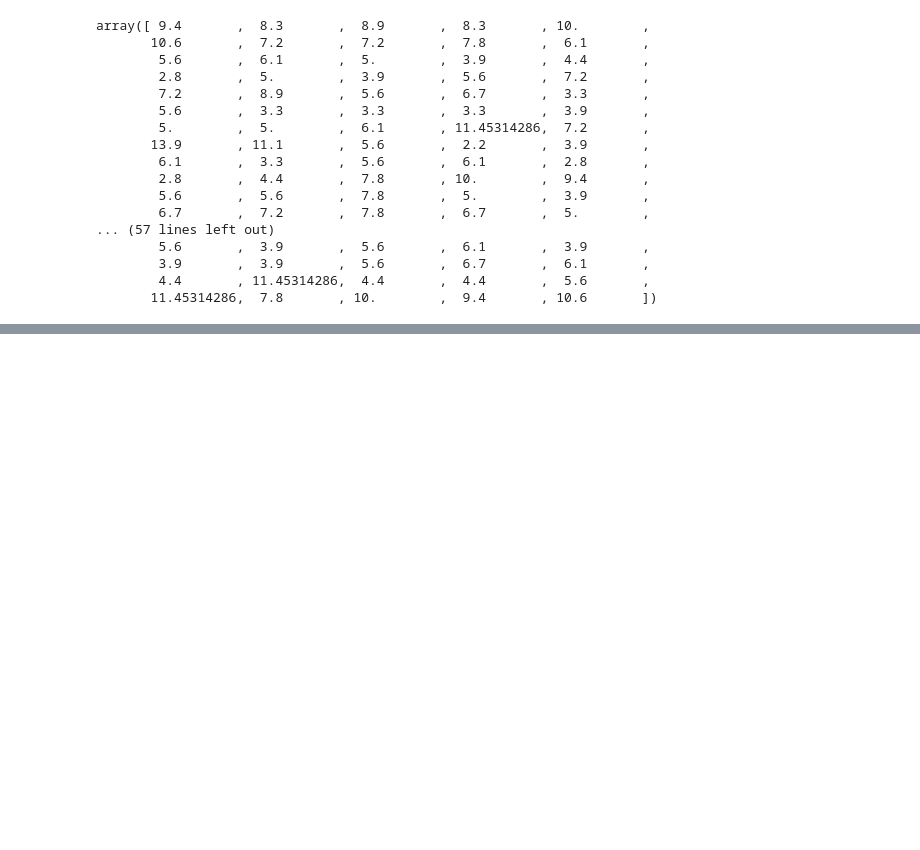
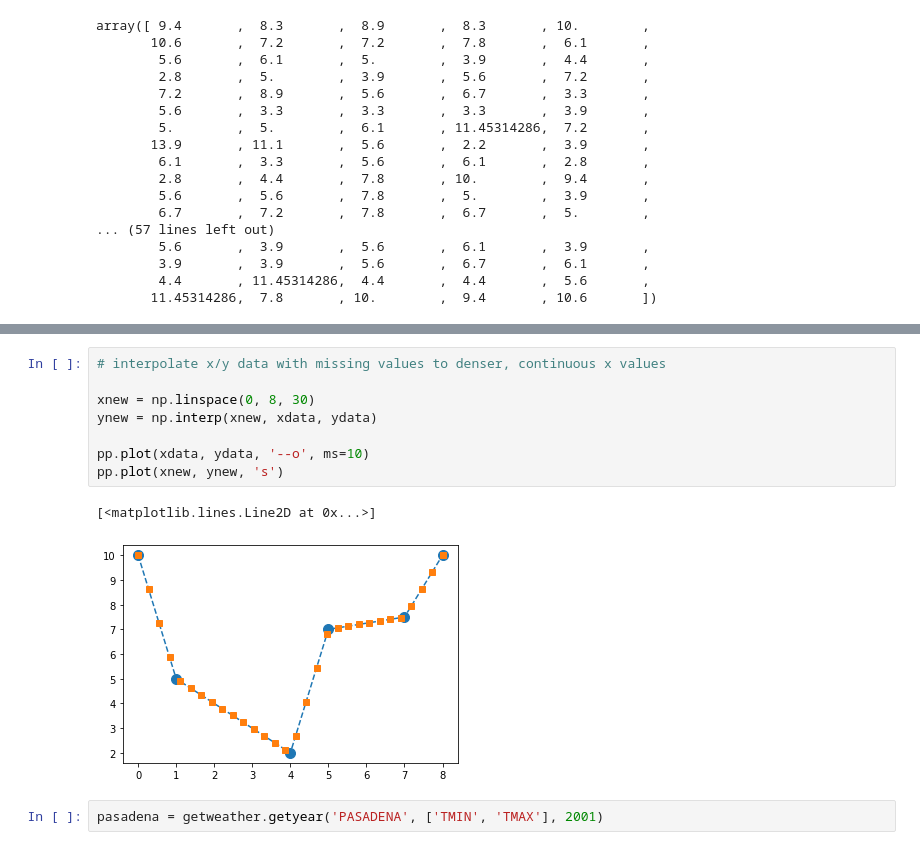
Before and after one commit to uannabi/WeatherAPi, a Jupyter notebook: missingData.ipynb, the cells around one changed output, grey strips where cells are left out. Saved outputs shown, nothing was run; the diff lists cells and outputs as text; blank space fills up the shorter version.

```diff
--- a/missingData.ipynb
+++ b/missingData.ipynb
@@ -97,0 +122,13 @@ array([ 9.4       ,  8.3       ,  8.9       ,  8.3       , 10.        ,
+# %%
+# interpolate x/y data with missing values to denser, continuous x values
+
+xnew = np.linspace(0, 8, 30)
+ynew = np.interp(xnew, xdata, ydata)
+
+pp.plot(xdata, ydata, '--o', ms=10)
+pp.plot(xnew, ynew, 's')
+# %% [output]
+[<matplotlib.lines.Line2D at 0x...>]
+[figure, added]
+# %%
+pasadena = getweather.getyear('PASADENA', ['TMIN', 'TMAX'], 2001)
```
Also changed, not shown: parts of 6 cells of this notebook.
